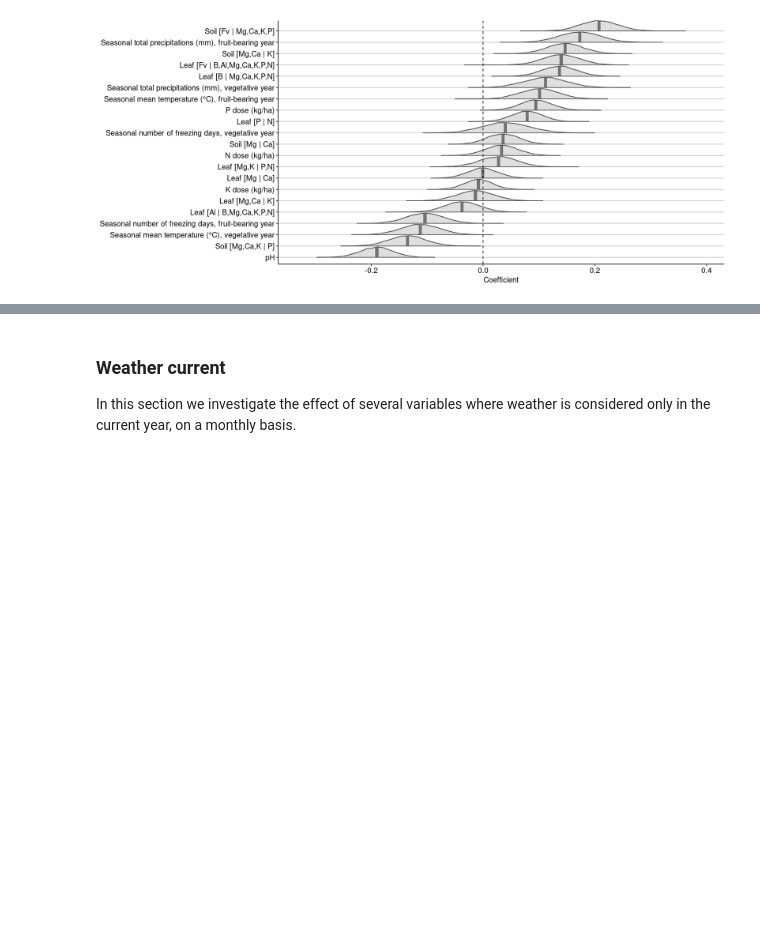
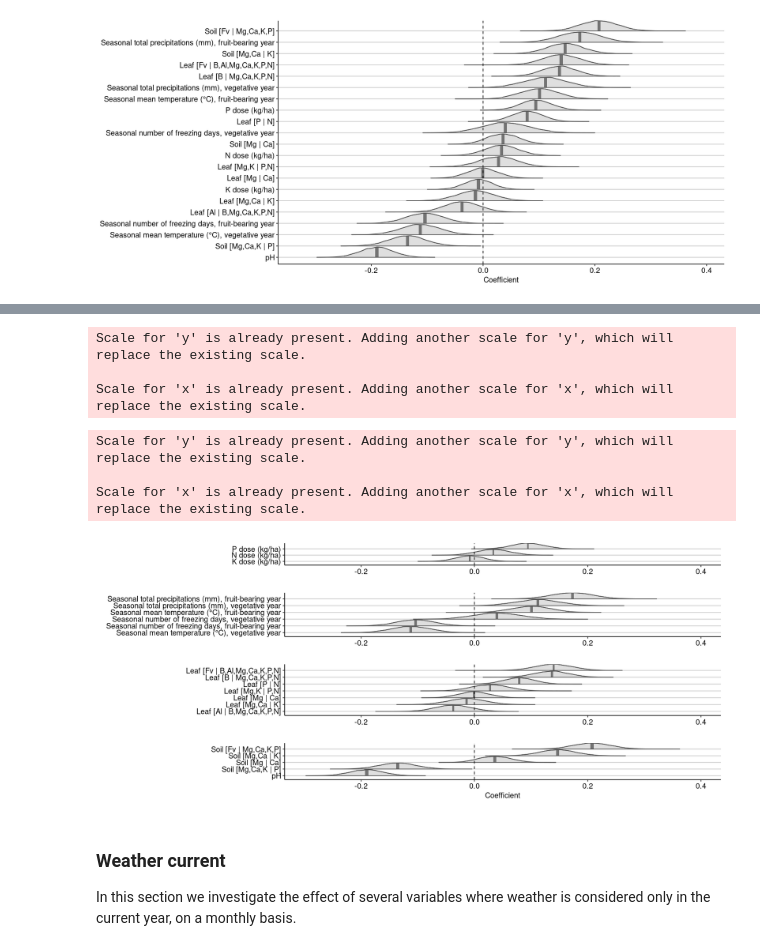
Before and after one commit to essicolo/2020_blueberry-ionomics, a Jupyter notebook: 01_stats.ipynb, the cells around one changed output, grey strips where cells are left out. Drawn from its saved outputs; the diff is of its cells as text; code cells hidden in the pictures; blank space fills up the shorter version.

Commit message:
Facetted investigative model plots

```diff
--- a/01_stats.ipynb
+++ b/01_stats.ipynb
@@ -973,3 +1007,60 @@ replace the existing scale.
+# %%
+leaf_filter <- str_detect(lm_summary$term, "Leaf")
+leaf_order <- order(lm_summary$coefficient[leaf_filter], decreasing = FALSE)
+
+ggb_leaf <- mcmc_areas(
+    lm_bayes,
+    prob = 0.95,
+    pars = lm_summary$term[leaf_filter][leaf_order],
+    area_method = "equal height"
+  ) +
+  geom_vline(xintercept = 0, linetype = 2) +
+  labs(x = "") +
+  scale_y_discrete(
+    labels = lm_summary$english[leaf_filter][leaf_order]
+  ) +
+  xlim(c(-0.3, 0.4)) +
+  theme_pubr() +
+  theme(panel.grid.major.y = element_line(colour = "grey80"))
+# %% [output]
+Scale for 'y' is already present. Adding another scale for 'y', which will
+replace the existing scale.
+
+Scale for 'x' is already present. Adding another scale for 'x', which will
+replace the existing scale.
+# %%
+soil_filter <- str_detect(lm_summary$term, "Soil") | lm_summary$term == "pH"
+soil_order <- order(lm_summary$coefficient[soil_filter], decreasing = FALSE)
+
+ggb_soil <- mcmc_areas(
+    lm_bayes,
+    prob = 0.95,
+    pars = lm_summary$term[soil_filter][soil_order],
+    area_method = "equal height"
+  ) +
+  geom_vline(xintercept = 0, linetype = 2) +
+  labs(x = "Coefficient") +
+  scale_y_discrete(
+    labels = lm_summary$english[soil_filter][soil_order]
+  ) +
+  xlim(c(-0.3, 0.4)) +
+  theme_pubr() +
+  theme(panel.grid.major.y = element_line(colour = "grey80"))
+# %% [output]
+Scale for 'y' is already present. Adding another scale for 'y', which will
+replace the existing scale.
+
+Scale for 'x' is already present. Adding another scale for 'x', which will
+replace the existing scale.
+# %%
+ggb_doses / ggb_weather / ggb_leaf / ggb_soil +
+  plot_layout(heights = c(sum(dose_filter),
+                          sum(weather_filter),
+                          sum(leaf_filter),
+                          sum(soil_filter))) +
+  ggsave("images/modlin-bayes_seasonal.png", width = 12, height = 8, dpi = 300)
+# %% [output]
+[figure, added]
 # %% [markdown]
 ### Weather current
 
```
Also changed, not shown: parts of 18 cells of this notebook, 2 other files.
